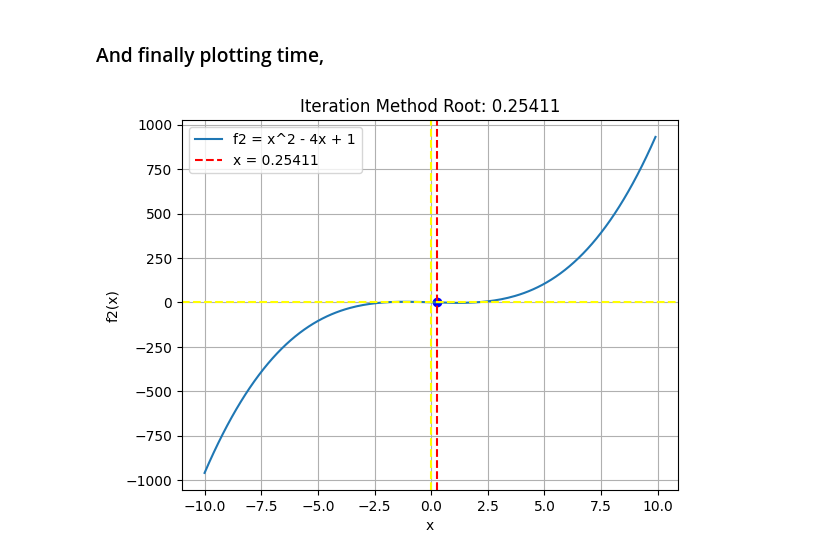
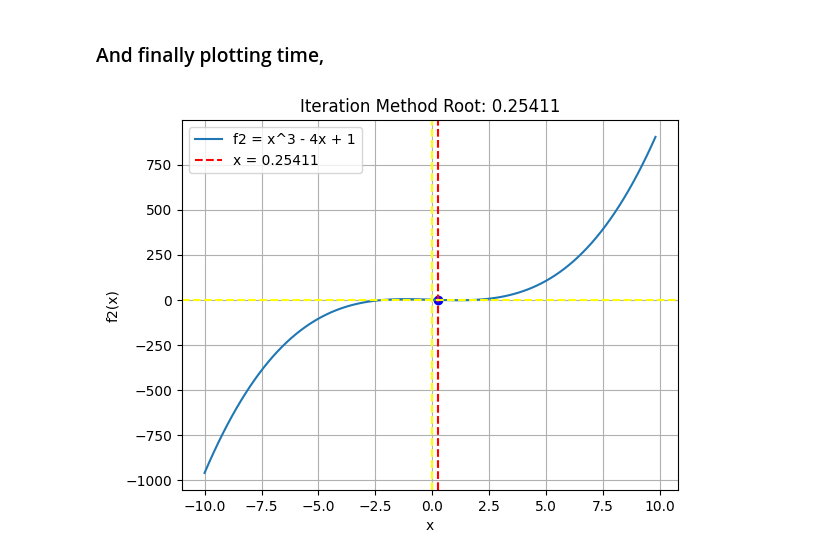
Before and after one commit to pronad1/Python-Library, a Jupyter notebook: All Method/iteration.ipynb, the cells around one changed output. Saved outputs shown, nothing was run; the diff lists cells and outputs as text; code cells hidden in the pictures.

```diff
--- a/All Method/iteration.ipynb
+++ b/All Method/iteration.ipynb
@@ -13,7 +13,7 @@ def g3(x):
 # %%
 def iteration_method(g,x, tol=1e-4,max_iter=100):
     for i in range(max_iter):
-        x_new = g(x)
+        x_new = g3(x)
         if abs(x_new - x) < tol:
             return x_new
         x = x_new
@@ -23,22 +23,22 @@ def iteration_method(g,x, tol=1e-4,max_iter=100):
 # %%
 root = iteration_method(g3,1)
 # print(root)
 
 import numpy as np
 import matplotlib.pyplot as plt
-x= np.arange(-10,10,0.1)
+x= np.arange(-10,10,0.2)
 
-plt.plot(x,f2(x),label='f2 = x^2 - 4x + 1')
+plt.plot(x,f2(x),label='f2 = x^3 - 4x + 1')
 plt.scatter(root, f2(root),color='blue')
 plt.axvline(root,color='red',linestyle='--',label=f'x = {root:.5f}')
 
 plt.axvline(0, color='yellow', linestyle='--')
 plt.axhline(0, color='yellow', linestyle='--')
 
 plt.xlabel('x')
 plt.ylabel('f2(x)')
 plt.title(f'Iteration Method Root: {root:.5}')
 plt.legend()
 plt.grid(True)
 # %% [output]
-[figure, old version]
+[figure, new version]
```
Also changed, not shown: 1 other file.
